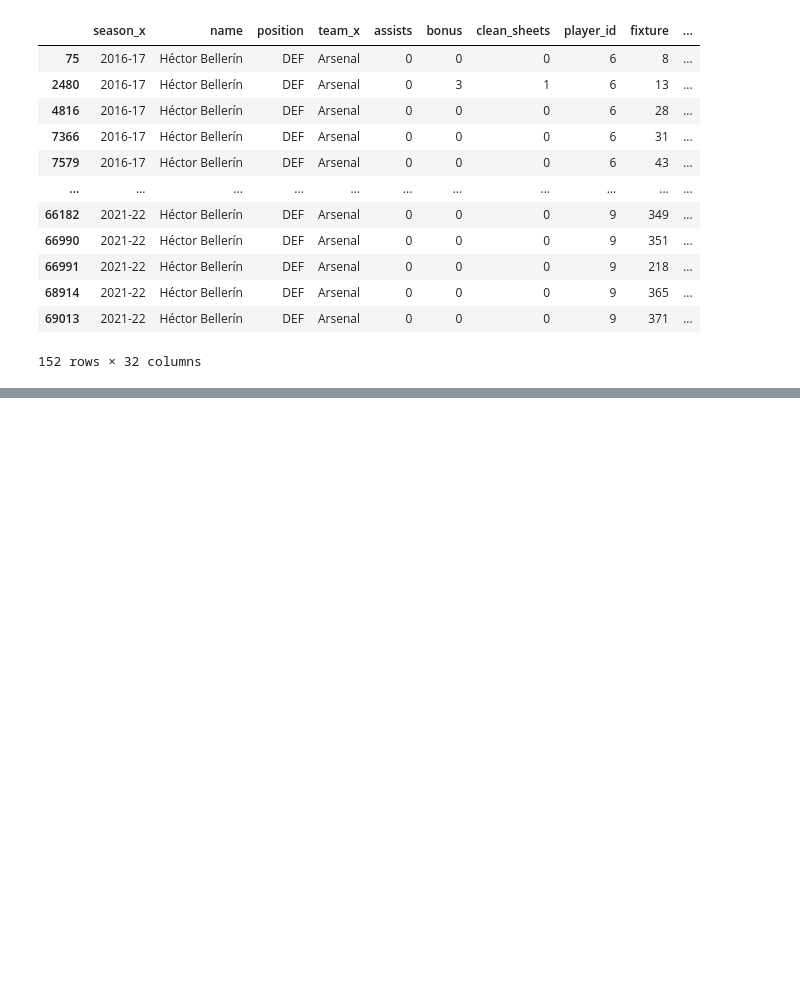
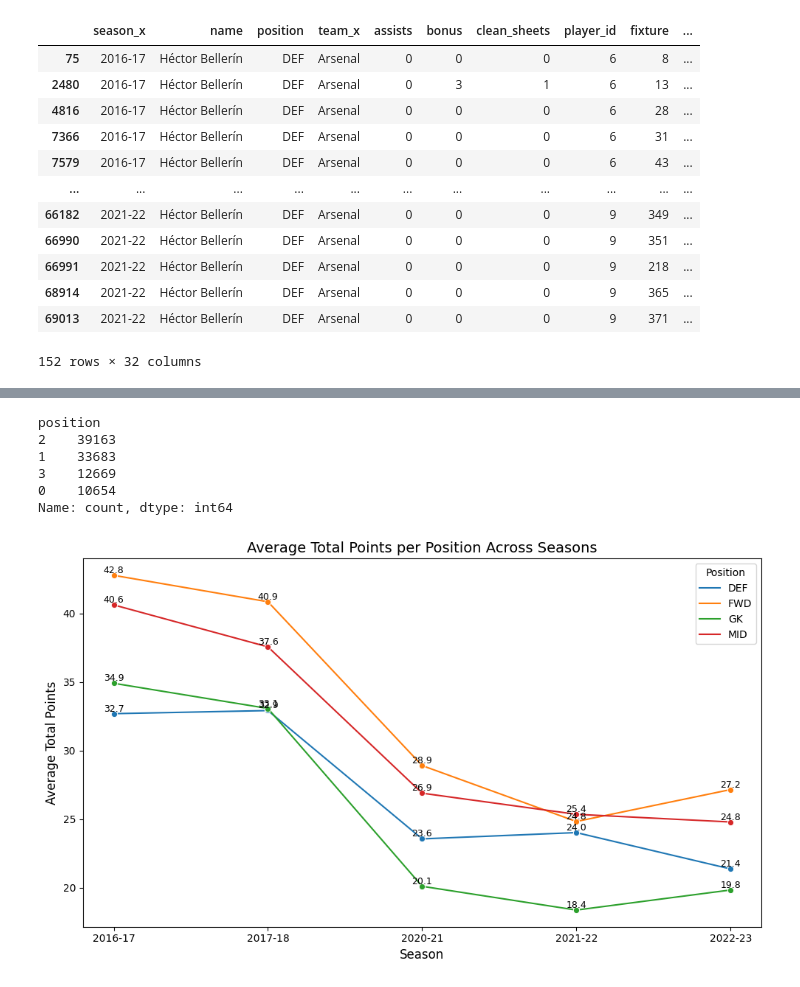
Before and after one commit to Aby293/Fantasy-Premier-League-Companion, a Jupyter notebook: fantasy-pl.ipynb, the cells around one changed output, grey strips where cells are left out. Cells and saved outputs as stored; diff of their text form; code cells hidden in the pictures; blank space fills up the shorter version.

Commit message:
visualization added

```diff
--- a/fantasy-pl.ipynb
+++ b/fantasy-pl.ipynb
@@ -223,6 +218,6 @@ cleaned_df.head()
 # %%
 cleaned_df['GW'] = cleaned_df['GW'].astype(int)
-cleaned_df.sort_values(by=['season_x', 'player_id', 'GW'], inplace=True)
+cleaned_df.sort_values(by=['season', 'player_id', 'GW'], inplace=True)
 cleaned_df.head(10)
 # %% [output]
 |  | season_x | name | position | team_x | assists | bonus | clean_sheets | player_id | fixture | ... |
@@ -238,7 +233,7 @@ cleaned_df.head(10)
 | 280 | 2016-17 | Héctor Bellerín | DEF | Arsenal | 0 | 0 | 0 | 6 | 97 | ... |
 10 rows × 31 columns
 # %%
-cleaned_df['total_points'] = cleaned_df.groupby(['season_x', 'player_id'])['GW_points'].cumsum()
+cleaned_df['total_points'] = cleaned_df.groupby(['season', 'player_id'])['GW_points'].cumsum()
 # %%
 cleaned_df[cleaned_df['name'] == 'Héctor Bellerín']
 # %% [output]
@@ -257,0 +311,16 @@ cleaned_df[cleaned_df['name'] == 'Héctor Bellerín']
+# %%
+position_map = {
+    'GKP': 0,
+    'GK': 0,
+    'DEF': 1,
+    'MID': 2,
+    'FWD': 3
+}
+
+was_home_map = {
+    True: 1,
+    False: 0
+}
+# %%
+cleaned_df['position'] = cleaned_df['position'].map(position_map)
+cleaned_df['was_home'] = cleaned_df['was_home'].map(was_home_map)
@@ -257,0 +337,60 @@ cleaned_df[cleaned_df['name'] == 'Héctor Bellerín']
+# %%
+print(cleaned_df['position'].value_counts())
+# %% [output]
+position
+2    39163
+1    33683
+3    12669
+0    10654
+Name: count, dtype: int64
+# %%
+import seaborn as sns
+import matplotlib.pyplot as plt
+
+position_map = {
+    'GKP': 0,
+    'GK': 0,
+    'DEF': 1,
+    'MID': 2,
+    'FWD': 3
+}
+inv_position_map = {v: k for k, v in position_map.items()}
+
+cleaned_df['position_name'] = cleaned_df['position'].map(inv_position_map)
+
+position_points = (
+    cleaned_df.groupby(['season', 'position_name'])['total_points']
+      .sum()
+      .reset_index()
+)
+
+avg_points_per_season = (
+    cleaned_df.groupby(['season', 'position_name'])['total_points']
+      .mean()
+      .reset_index()
+)
+
+plt.figure(figsize=(10,6))
+ax = sns.lineplot(
+    data=avg_points_per_season,
+    x='season',
+    y='total_points',
+    hue='position_name',
+    marker='o'
+)
+
+for position in avg_points_per_season['position_name'].unique():
+    subset = avg_points_per_season[avg_points_per_season['position_name'] == position]
+    for x, y in zip(subset['season'], subset['total_points']):
+        ax.text(x, y, f"{y:.1f}", fontsize=9, ha='center', va='bottom')
+
+plt.title('Average Total Points per Position Across Seasons', fontsize=14)
+plt.xlabel('Season', fontsize=12)
+plt.ylabel('Average Total Points', fontsize=12)
+plt.legend(title='Position')
+plt.tight_layout()
+plt.show()
+
+cleaned_df.drop('position_name', axis=1, inplace=True)
+# %% [output]
+[figure, added]
```
Also changed, not shown: parts of 23 cells of this notebook.
